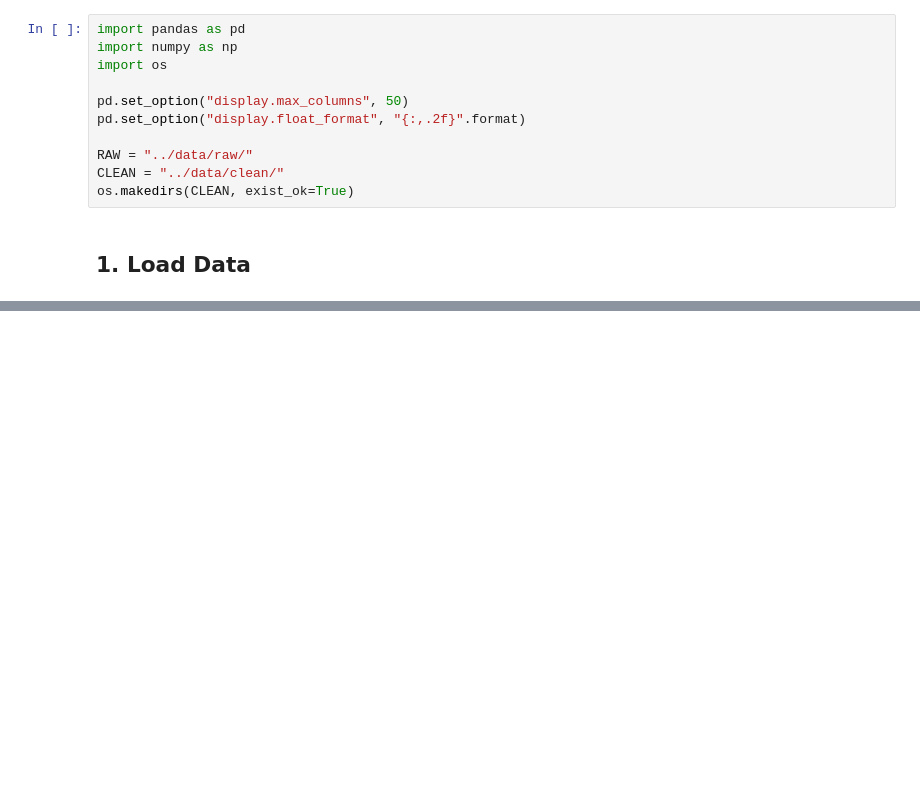
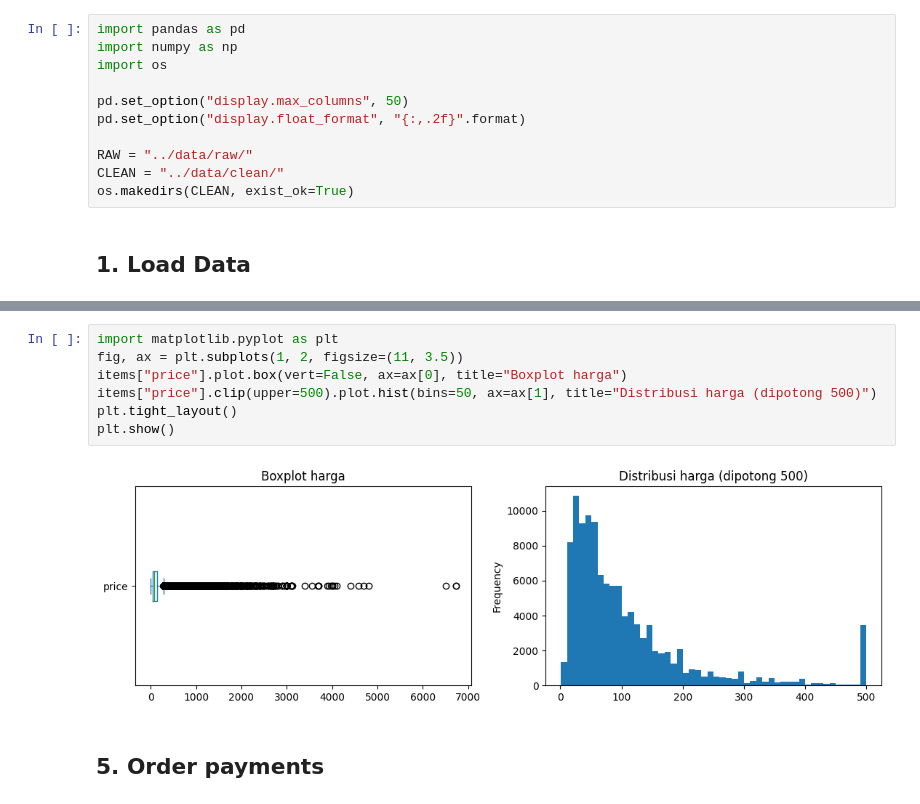
Before and after one commit to IlhamNotohusodo/Project_DA_olist_ecommerce_analysis, a Jupyter notebook: notebooks/01_cleaning__EDA.ipynb, the cells around one changed output, grey strips where cells are left out. Saved outputs shown, nothing was run; the diff lists cells and outputs as text; blank space fills up the shorter version.

```diff
--- a/notebooks/01_cleaning__EDA.ipynb
+++ b/notebooks/01_cleaning__EDA.ipynb
@@ -42,0 +191,11 @@ FileNotFoundError: [Errno 2] No such file or directory: '../data/raw/olist_order
+# %%
+import matplotlib.pyplot as plt
+fig, ax = plt.subplots(1, 2, figsize=(11, 3.5))
+items["price"].plot.box(vert=False, ax=ax[0], title="Boxplot harga")
+items["price"].clip(upper=500).plot.hist(bins=50, ax=ax[1], title="Distribusi harga (dipotong 500)")
+plt.tight_layout()
+plt.show()
+# %% [output]
+[figure, added]
+# %% [markdown]
+## 5. Order payments
```
Also changed, not shown: parts of 24 cells of this notebook.
